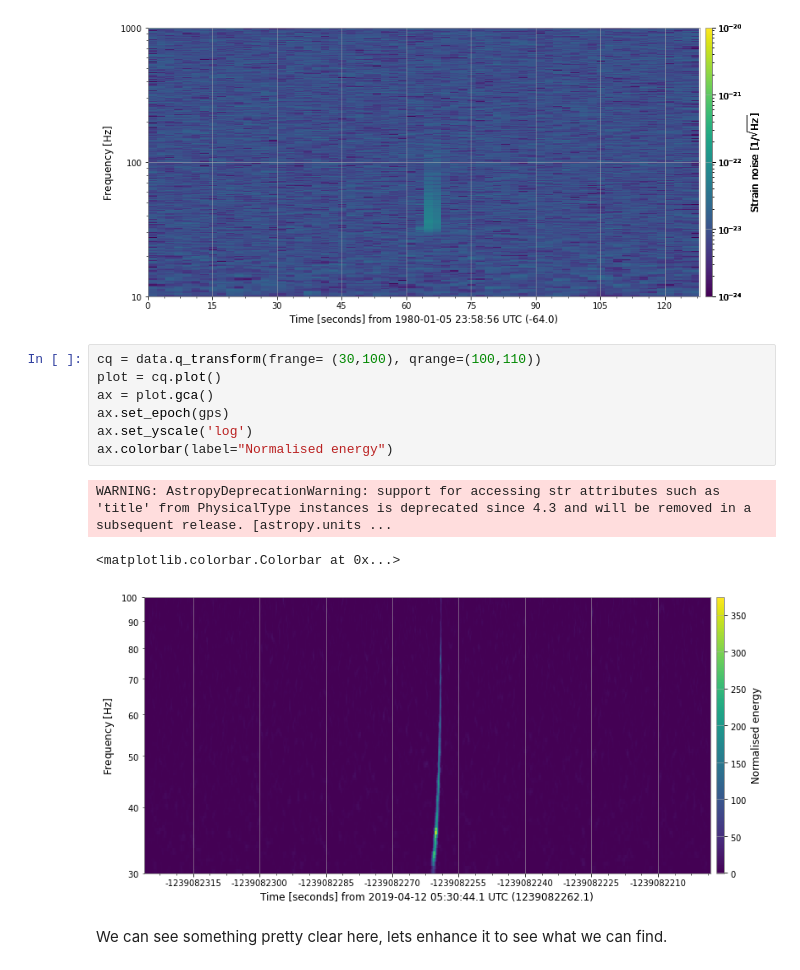
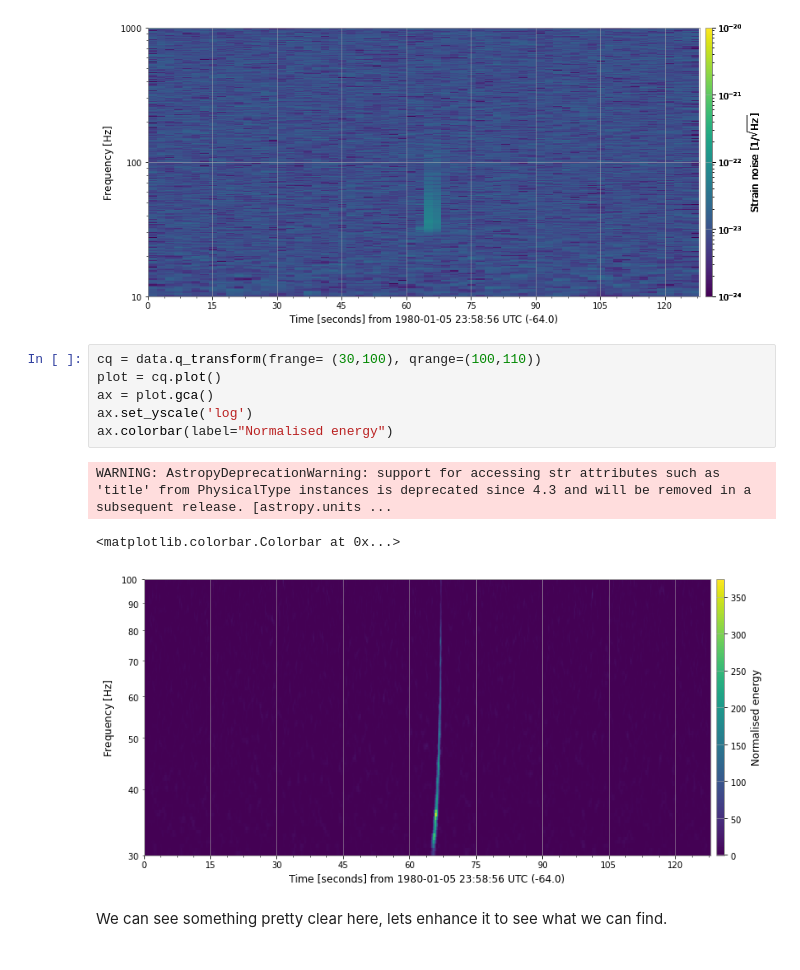
Before and after one commit to Kingbossgodora/PRO3024-Big-Data-in-Physics, a Jupyter notebook: GWD_UM_Assignment_Challenge1.ipynb, the cells around one changed output. Drawn from its saved outputs; the diff is of its cells as text.

```diff
--- a/GWD_UM_Assignment_Challenge1.ipynb
+++ b/GWD_UM_Assignment_Challenge1.ipynb
@@ -112,14 +112,13 @@ plot
 # %%
 cq = data.q_transform(frange= (30,100), qrange=(100,110))
 plot = cq.plot()
 ax = plot.gca()
-ax.set_epoch(gps)
 ax.set_yscale('log')
 ax.colorbar(label="Normalised energy")
 # %% [output]
 WARNING: AstropyDeprecationWarning: support for accessing str attributes such as 'title' from PhysicalType instances is deprecated since 4.3 and will be removed in a subsequent release. [astropy.units ...
 <matplotlib.colorbar.Colorbar at 0x...>
-[figure, old version]
+[figure, new version]
 # %% [markdown]
 We can see something pretty clear here, lets enhance it to see what we can find.
 # %%
```
Also changed, not shown: parts of 2 cells of this notebook.
